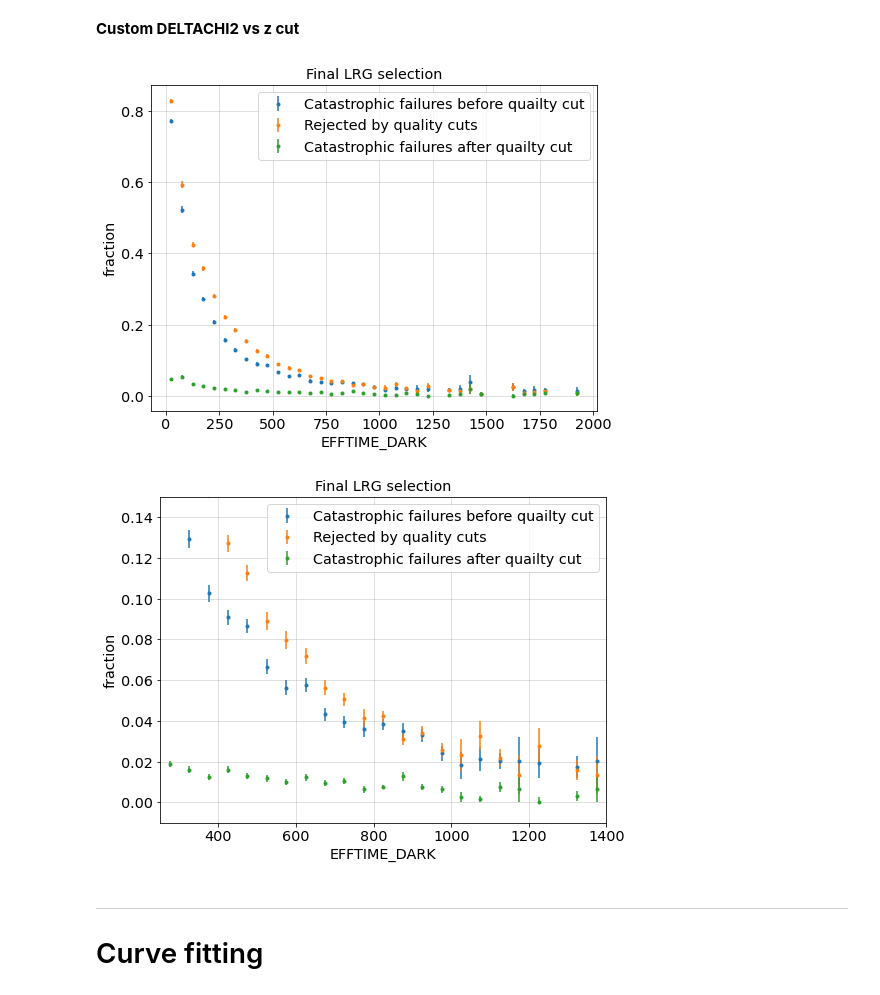
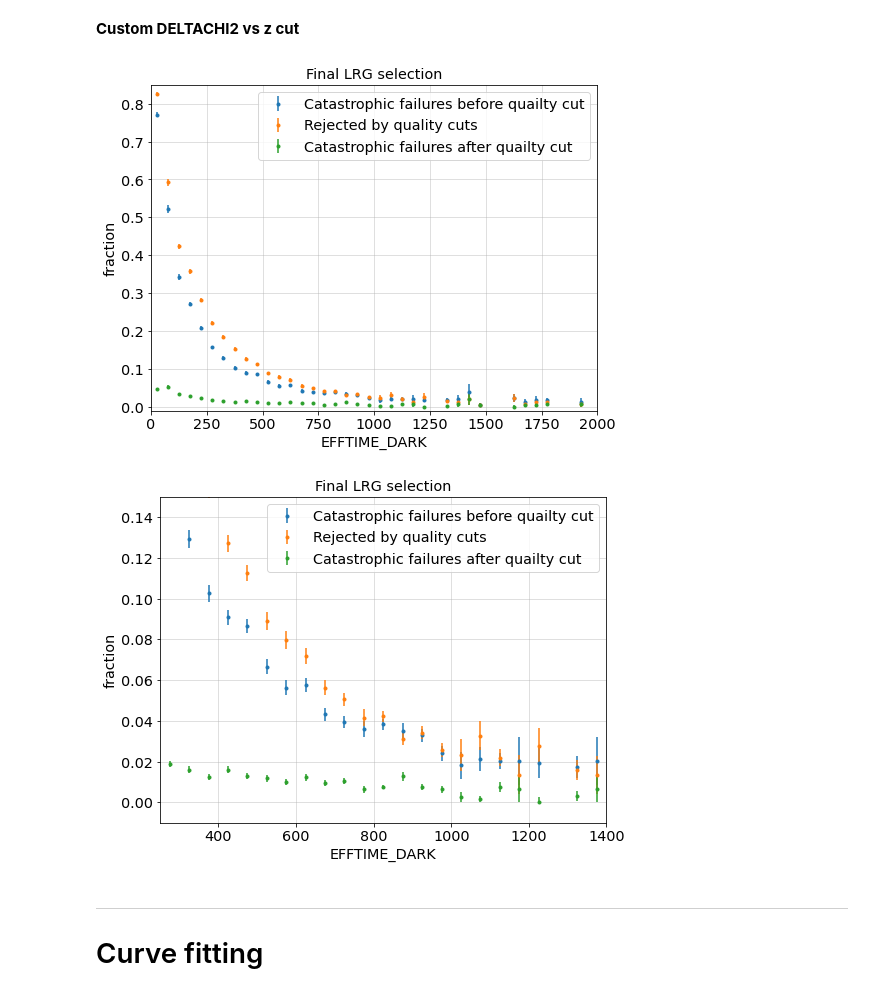
Before and after one commit to rongpu/desi-targets, a Jupyter notebook: sv/final_selection/failure_rate_vs_efftime.ipynb, the cells around one changed output. Saved outputs shown, nothing was run; the diff lists cells and outputs as text; code cells hidden in the pictures.

```diff
--- a/sv/final_selection/failure_rate_vs_efftime.ipynb
+++ b/sv/final_selection/failure_rate_vs_efftime.ipynb
@@ -307,34 +308,35 @@ plt.errorbar(bin_center, bin_reject_rate,
              yerr=(np.clip(bin_reject_rate_err, None, bin_reject_rate), bin_reject_rate_err),
              fmt='.', label='Rejected by quality cuts')
 plt.errorbar(bin_center, bin_still_fail_rate,
              yerr=(np.clip(bin_still_fail_rate_err, None, bin_still_fail_rate), bin_still_fail_rate_err),
              fmt='.', label='Catastrophic failures after quailty cut')
 plt.xlabel('EFFTIME_DARK')
 plt.ylabel('fraction')
 plt.grid(alpha=0.5)
 plt.legend(loc='upper right')
 plt.title('Final LRG selection')
+plt.axis([0, 2000, -0.01, 0.85])
 plt.show()
 
 plt.figure(figsize=(8, 6))
 plt.errorbar(bin_center, bin_fail_rate,
              yerr=(np.clip(bin_fail_rate_err, None, bin_fail_rate), bin_fail_rate_err),
              fmt='.', label='Catastrophic failures before quailty cut')
 plt.errorbar(bin_center, bin_reject_rate,
              yerr=(np.clip(bin_reject_rate_err, None, bin_reject_rate), bin_reject_rate_err),
              fmt='.', label='Rejected by quality cuts')
 plt.errorbar(bin_center, bin_still_fail_rate,
              yerr=(np.clip(bin_still_fail_rate_err, None, bin_still_fail_rate), bin_still_fail_rate_err),
              fmt='.', label='Catastrophic failures after quailty cut')
 plt.xlabel('EFFTIME_DARK')
 plt.ylabel('fraction')
 plt.grid(alpha=0.5)
 plt.legend(loc='upper right')
 plt.title('Final LRG selection')
 plt.axis([250, 1400, -0.01, 0.15])
 plt.show()
 # %% [output]
-[figure, old version]
+[figure, new version]
 [figure]
 # %% [markdown]
 -------
```
Also changed, not shown: parts of 9 cells of this notebook.
